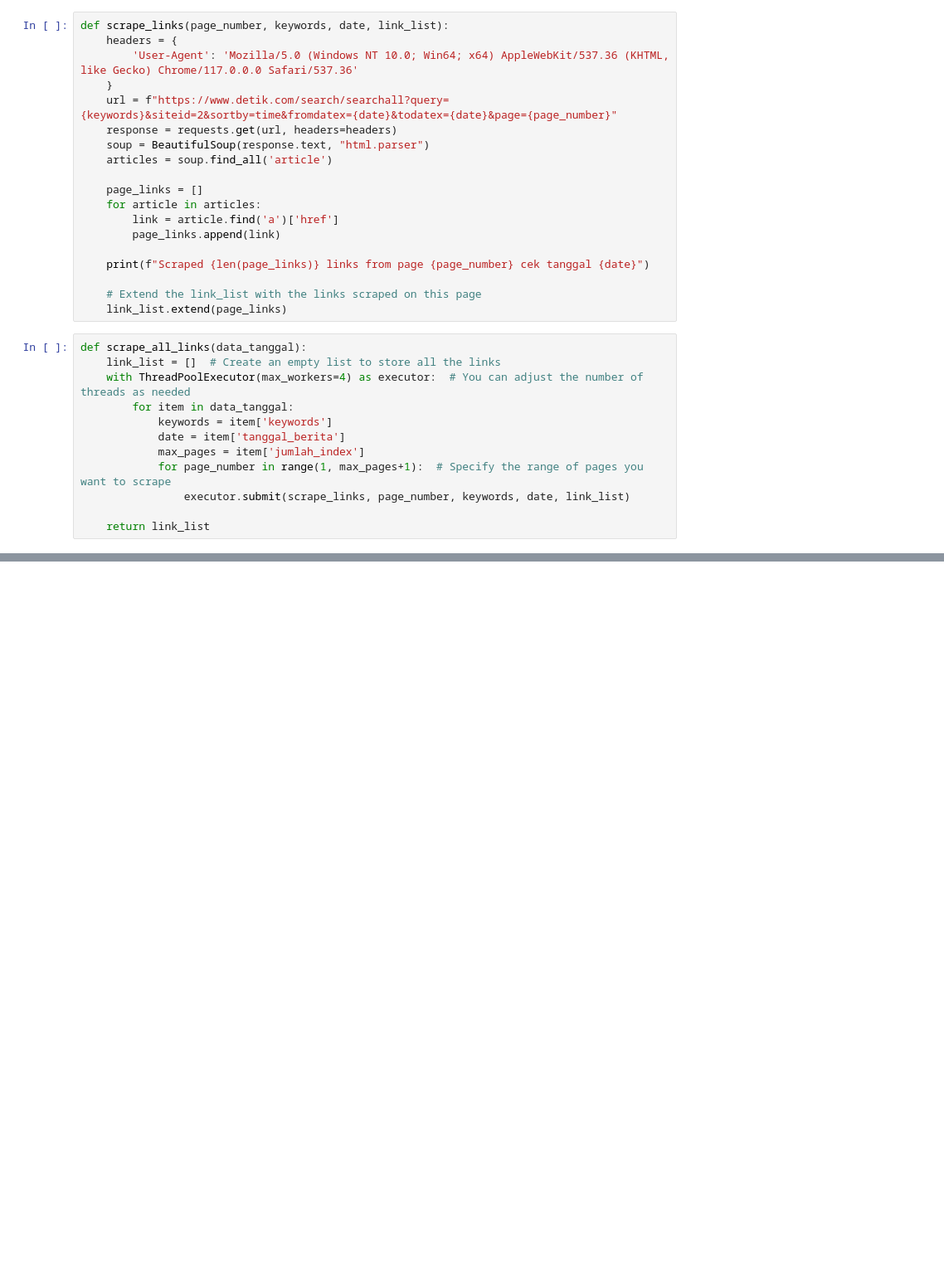
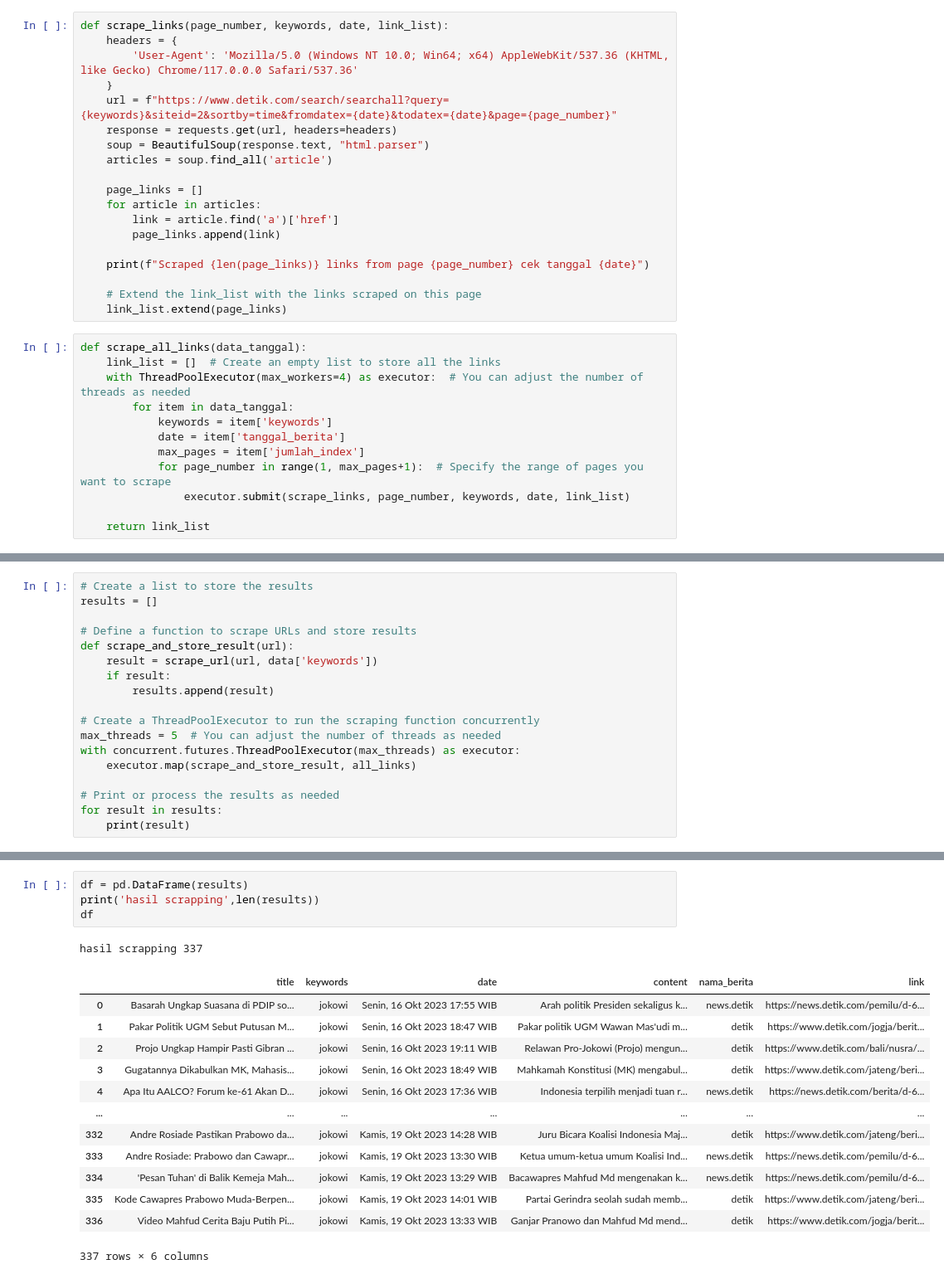
Before and after one commit to emkr-13/scraping-berita-indo, a Jupyter notebook: berita_nasional/detik/scrap_detik_fix_fungsi.ipynb, the cells around one changed output, grey strips where cells are left out. Shown at 83% size. Saved outputs shown, nothing was run; the diff lists cells and outputs as text; blank space fills up the shorter version.

Commit message:
update wae detik

```diff
--- a/berita_nasional/detik/scrap_detik_fix_fungsi.ipynb
+++ b/berita_nasional/detik/scrap_detik_fix_fungsi.ipynb
@@ -114,0 +161,18 @@ Scraped 9 links from page 8 cek tanggal 19/10/2023
+# %%
+# Create a list to store the results
+results = []
+
+# Define a function to scrape URLs and store results
+def scrape_and_store_result(url):
+    result = scrape_url(url, data['keywords'])
+    if result:
+        results.append(result)
+
+# Create a ThreadPoolExecutor to run the scraping function concurrently
+max_threads = 5  # You can adjust the number of threads as needed
+with concurrent.futures.ThreadPoolExecutor(max_threads) as executor:
+    executor.map(scrape_and_store_result, all_links)
+
+# Print or process the results as needed
+for result in results:
+    print(result)
@@ -114,0 +217,19 @@ Scraped 9 links from page 8 cek tanggal 19/10/2023
+# %%
+df = pd.DataFrame(results)
+print('hasil scrapping',len(results))
+df
+# %% [output]
+hasil scrapping 337
+|  | title | keywords | date | content | nama_berita | link |
+| 0 | Basarah Ungkap Suasana di PDIP so... | jokowi | Senin, 16 Okt 2023 17:55 WIB | Arah politik Presiden sekaligus k... | news.detik | https://news.detik.com/pemilu/d-6... |
+| 1 | Pakar Politik UGM Sebut Putusan M... | jokowi | Senin, 16 Okt 2023 18:47 WIB | Pakar politik UGM Wawan Mas'udi m... | detik | https://www.detik.com/jogja/berit... |
+| 2 | Projo Ungkap Hampir Pasti Gibran ... | jokowi | Senin, 16 Okt 2023 19:11 WIB | Relawan Pro-Jokowi (Projo) mengun... | detik | https://www.detik.com/bali/nusra/... |
+| 3 | Gugatannya Dikabulkan MK, Mahasis... | jokowi | Senin, 16 Okt 2023 18:49 WIB | Mahkamah Konstitusi (MK) mengabul... | detik | https://www.detik.com/jateng/beri... |
+| 4 | Apa Itu AALCO? Forum ke-61 Akan D... | jokowi | Senin, 16 Okt 2023 17:36 WIB | Indonesia terpilih menjadi tuan r... | news.detik | https://news.detik.com/berita/d-6... |
+| ... | ... | ... | ... | ... | ... | ... |
+| 332 | Andre Rosiade Pastikan Prabowo da... | jokowi | Kamis, 19 Okt 2023 14:28 WIB | Juru Bicara Koalisi Indonesia Maj... | detik | https://www.detik.com/jateng/beri... |
+| 333 | Andre Rosiade: Prabowo dan Cawapr... | jokowi | Kamis, 19 Okt 2023 13:30 WIB | Ketua umum-ketua umum Koalisi Ind... | news.detik | https://news.detik.com/pemilu/d-6... |
+| 334 | 'Pesan Tuhan' di Balik Kemeja Mah... | jokowi | Kamis, 19 Okt 2023 13:29 WIB | Bacawapres Mahfud Md mengenakan k... | news.detik | https://news.detik.com/pemilu/d-6... |
+| 335 | Kode Cawapres Prabowo Muda-Berpen... | jokowi | Kamis, 19 Okt 2023 14:01 WIB | Partai Gerindra seolah sudah memb... | detik | https://www.detik.com/jateng/beri... |
+| 336 | Video Mahfud Cerita Baju Putih Pi... | jokowi | Kamis, 19 Okt 2023 13:33 WIB | Ganjar Pranowo dan Mahfud Md mend... | detik | https://www.detik.com/jogja/berit... |
+337 rows × 6 columns
```
Also changed, not shown: parts of 4 cells of this notebook.
